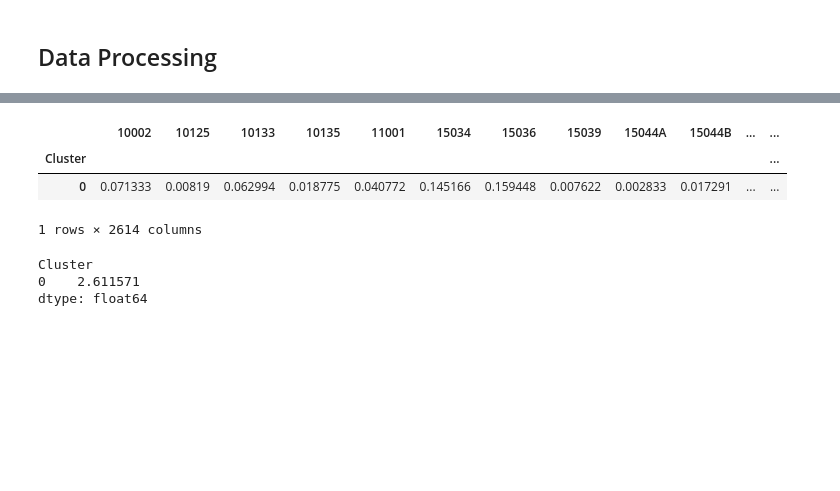
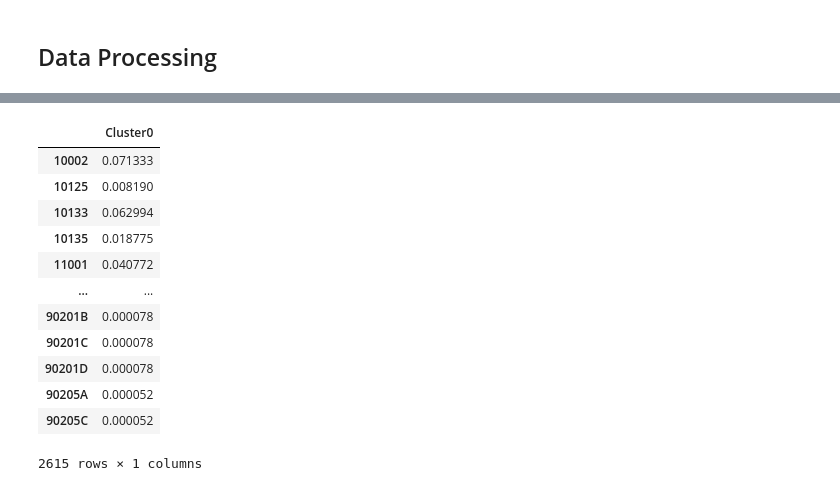
Before and after one commit to smlovullo/Online-Retail, a Jupyter notebook: notebooks/data_exploration.ipynb, the cells around one changed output, grey strips where cells are left out. Saved outputs shown, nothing was run; the diff lists cells and outputs as text; code cells hidden in the pictures; blank space fills up the shorter version.

```diff
--- a/notebooks/data_exploration.ipynb
+++ b/notebooks/data_exploration.ipynb
@@ -106,14 +108,19 @@ cluster0
 # %%
 filter_col = [col for col in cluster0 if col in stock_codes]
-cluster0.groupby('Cluster').sum()[filter_col]
+cluster0_relative_stockcode_freq = pd.DataFrame(data = np.transpose(cluster0.groupby('Cluster').sum().reset_index()[filter_col]))
+cluster0_relative_stockcode_freq = cluster0_relative_stockcode_freq.rename(columns={0: 'Cluster0'})
+cluster0_relative_stockcode_freq
 # %% [output]
-|  | 10002 | 10125 | 10133 | 10135 | 11001 | 15034 | 15036 | 15039 | 15044A | 15044B | ... | ... |
-| Cluster |  |  |  |  |  |  |  |  |  |  |  | ... |
-| 0 | 0.071333 | 0.00819 | 0.062994 | 0.018775 | 0.040772 | 0.145166 | 0.159448 | 0.007622 | 0.002833 | 0.017291 | ... | ... |
+|  | Cluster0 |
+| 10002 | 0.071333 |
+| 10125 | 0.008190 |
+| 10133 | 0.062994 |
+| 10135 | 0.018775 |
+| 11001 | 0.040772 |
+| ... | ... |
+| 90201B | 0.000078 |
+| 90201C | 0.000078 |
+| 90201D | 0.000078 |
+| 90205A | 0.000052 |
+| 90205C | 0.000052 |
-1 rows × 2614 columns
+2615 rows × 1 columns
-# %%
-cluster0.groupby('Cluster').sum()[filter_col]
-# %% [output]
-Cluster
-0    2.611571
-dtype: float64
```
Also changed, not shown: parts of 16 cells of this notebook, 2 other files.
